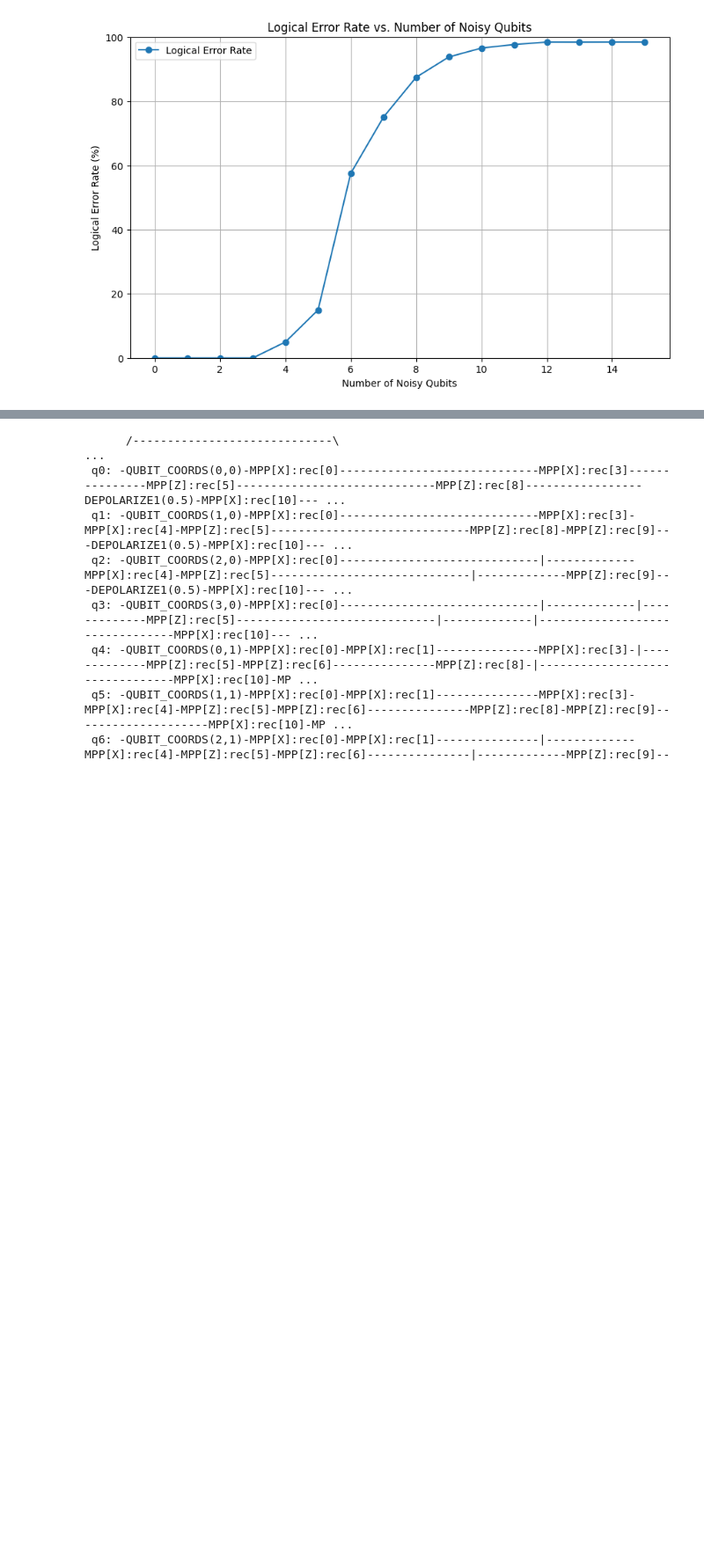
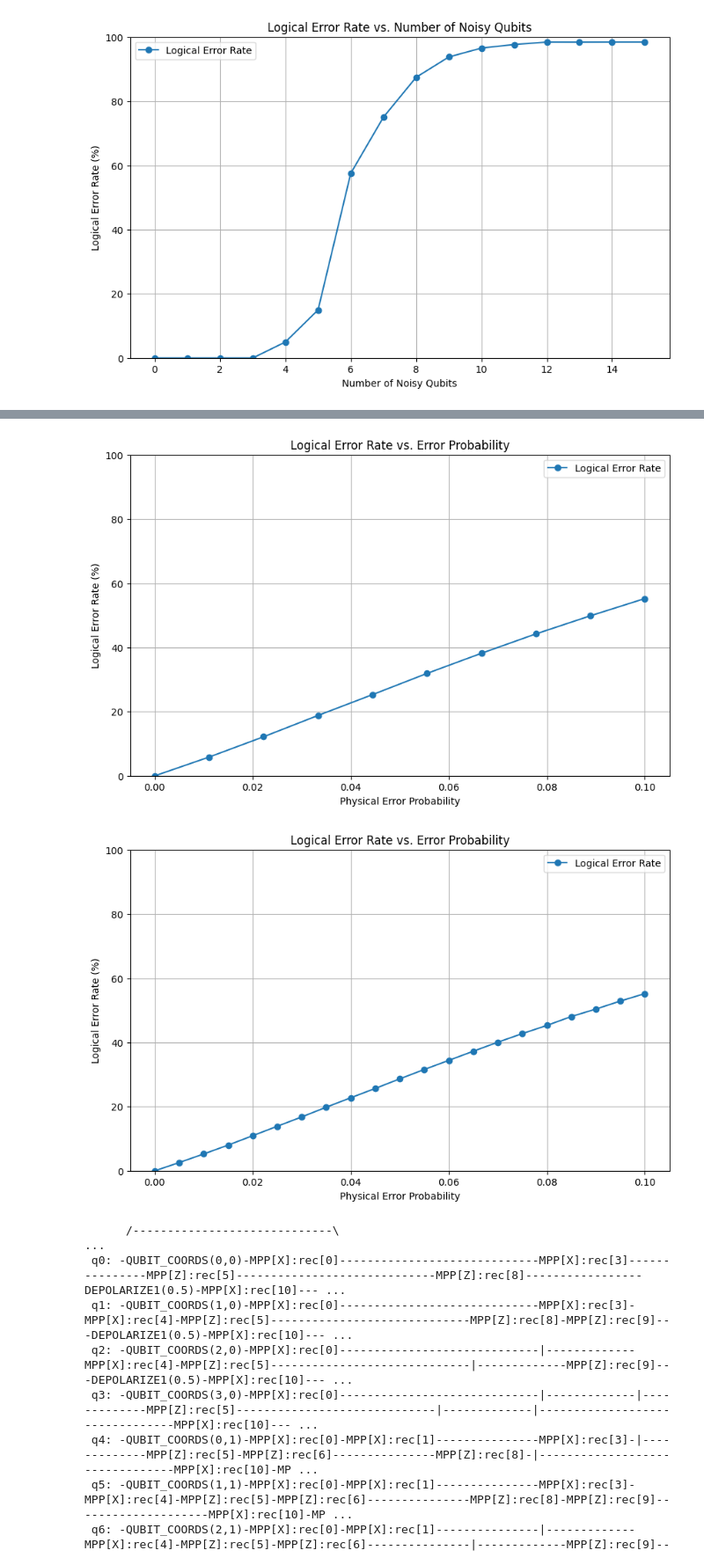
Before and after one commit to DeDuckProject/tesseract-code-stim, a Jupyter notebook: 03_stim_playground2.ipynb, the cells around one changed output, grey strips where cells are left out. Shown at 88% size. Cells and saved outputs as stored; diff of their text form; code cells hidden in the pictures; blank space fills up the shorter version.

Commit message:
plotted simulation of noise between 0-0.1 (all qubit noise)

```diff
--- a/03_stim_playground2.ipynb
+++ b/03_stim_playground2.ipynb
@@ -622,11 +622,10 @@ plot_pymatching_results(results)
 # %%
 # Assuming init_circuit(), encode(), channel(), error_correction(), and count_logical_errors() are predefined
 def run_pymatching_error_rate_simulations(
-        fixed_num_noisy, num_samples, num_shots, error_rate_steps, run_with_reference_circuit=True
+        fixed_num_noisy, num_samples, num_shots, error_probabilities, run_with_reference_circuit=False
 ):
     results = []
     num_qubits = 16
-    error_probabilities = np.linspace(0, 1, error_rate_steps)
 
     for error_probability in tqdm(error_probabilities, desc="Error probability"):
         logical_error_rates = []
@@ -683,24 +682,9 @@ def plot_pymatching_error_rate_results(results):
     plt.figure(figsize=(10, 6))
     plt.plot(x, y, marker='o', label="Logical Error Rate")
     plt.title("Logical Error Rate vs. Error Probability")
-    plt.xlabel("Error Probability")
+    plt.xlabel("Physical Error Probability")
     plt.ylabel("Logical Error Rate (%)")
     plt.ylim(0, 100)
     plt.grid(True)
     plt.legend()
     plt.show()
-
-
-# Parameters
-fixed_num_noisy = 16  # Fixed number of noisy qubits
-num_samples = 10  # Number of configurations to sample for each error probability
-num_shots = 100_000  # Number of shots for each simulation
-error_rate_steps = 21  # Number of error probabilities to test (0 to 1 inclusive)
-
-# Run simulations
-results = run_pymatching_error_rate_simulations(
-    fixed_num_noisy, num_samples, num_shots, error_rate_steps
-)
-
-# Plot results
-plot_pymatching_error_rate_results(results)
@@ -728,3 +710,21 @@ Too many failures for error probability 0.95. Skipping.
+# %%
+# Parameters
+fixed_num_noisy = 16  # Fixed number of noisy qubits
+num_samples = 10  # Number of configurations to sample for each error probability
+num_shots = 100_000  # Number of shots for each simulation
+error_rate_steps = 21  # Number of error probabilities to test (0 to 1 inclusive)
+error_probabilities = np.linspace(0, 0.1, error_rate_steps)
+
+# Run simulations
+results = run_pymatching_error_rate_simulations(
+    fixed_num_noisy, num_samples, num_shots, error_probabilities
+)
+
+# Plot results
+plot_pymatching_error_rate_results(results)
+# %% [output]
+[figure, added]
+[figure, added]
 # %%
 circuit.diagram("timeline-text")
 # %% [output]
```
Also changed, not shown: parts of 5 cells of this notebook.
